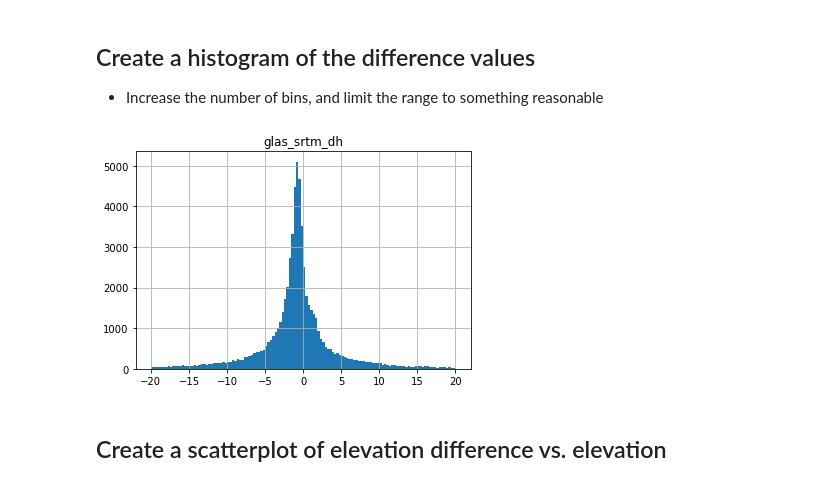
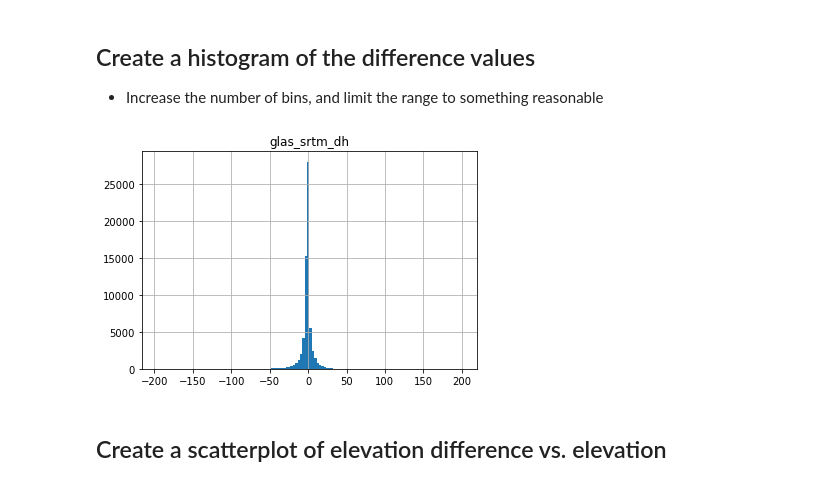
Before and after one commit to ICESAT-2HackWeek/ICESat2_hackweek_tutorials, a Jupyter notebook: 08_GeospatialAnalysis_Shean/shean_ICESat-2_hackweek_tutorial_GeospatialAnalysis_rendered.ipynb, the cells around one changed output. Cells and saved outputs as stored; diff of their text form; code cells hidden in the pictures.

```diff
--- a/08_GeospatialAnalysis_Shean/shean_ICESat-2_hackweek_tutorial_GeospatialAnalysis_rendered.ipynb
+++ b/08_GeospatialAnalysis_Shean/shean_ICESat-2_hackweek_tutorial_GeospatialAnalysis_rendered.ipynb
@@ -322,9 +342,9 @@ ax = glas_df.plot(x='lon', y='lat', kind='scatter', c='glas_srtm_dh', s=1, cmap=
 ## Create a histogram of the difference values
 * Increase the number of bins, and limit the range to something reasonable
 # %%
-out = glas_df.hist('glas_srtm_dh', bins=128, range=(-20,20))
+out = glas_df.hist('glas_srtm_dh', bins=128)
 # %% [output]
-[figure, old version]
+[figure, new version]
 # %% [markdown]
 ## Create a scatterplot of elevation difference vs. elevation
 # %%
```
Also changed, not shown: parts of 41 cells of this notebook, 1 other file.
